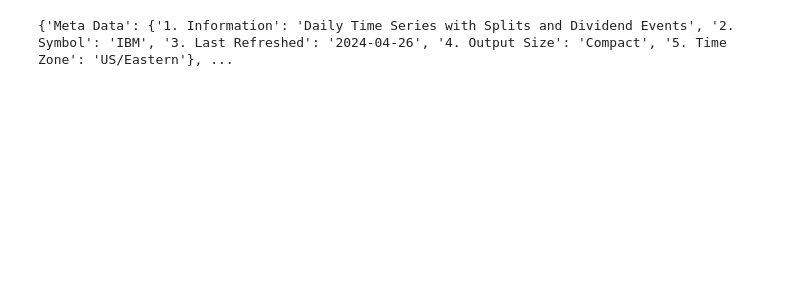
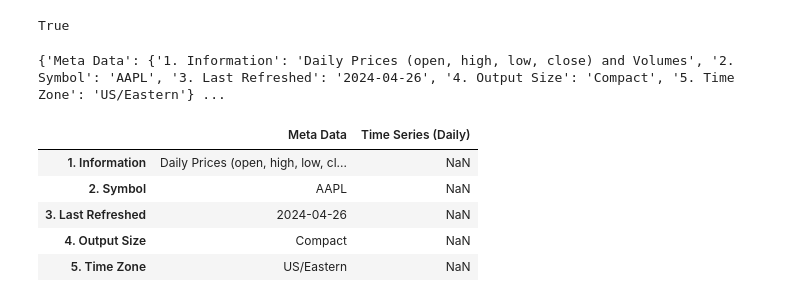
Before and after one commit to alporter08/stocks-feed, a Jupyter notebook: notebooks/api_explore.ipynb, the cells around one changed output. Saved outputs shown, nothing was run; the diff lists cells and outputs as text; code cells hidden in the pictures; blank space fills up the shorter version.

```diff
--- a/notebooks/api_explore.ipynb
+++ b/notebooks/api_explore.ipynb
@@ -0,0 +1,11 @@
+# %%
+import os
+import requests
+import pandas as pd
+import matplotlib.pyplot as plt
+from dotenv import load_dotenv
+from pprint import pprint
+
+load_dotenv()
+# %% [output]
+True
@@ -1,11 +15,20 @@
 # %%
-import requests
-
 # replace the "demo" apikey below with your own key from https://www.alphavantage.co/support/#api-key
-url = 'https://www.alphavantage.co/query?function=TIME_SERIES_DAILY_ADJUSTED&symbol=IBM&apikey=demo'
+url = f'https://www.alphavantage.co/query?function=TIME_SERIES_DAILY&symbol=AAPL&apikey={AV_API_KEY}'
 r = requests.get(url)
 data = r.json()
 
 print(data)
 # %% [output]
-{'Meta Data': {'1. Information': 'Daily Time Series with Splits and Dividend Events', '2. Symbol': 'IBM', '3. Last Refreshed': '2024-04-26', '4. Output Size': 'Compact', '5. Time Zone': 'US/Eastern'}, ...
+{'Meta Data': {'1. Information': 'Daily Prices (open, high, low, close) and Volumes', '2. Symbol': 'AAPL', '3. Last Refreshed': '2024-04-26', '4. Output Size': 'Compact', '5. Time Zone': 'US/Eastern'} ...
+# %%
+df = pd.DataFrame(data)
+# %%
+df.head()
+# %% [output]
+|  | Meta Data | Time Series (Daily) |
+| 1. Information | Daily Prices (open, high, low, cl... | NaN |
+| 2. Symbol | AAPL | NaN |
+| 3. Last Refreshed | 2024-04-26 | NaN |
+| 4. Output Size | Compact | NaN |
+| 5. Time Zone | US/Eastern | NaN |
```
Also changed, not shown: parts of 13 cells of this notebook, 1 other file.
